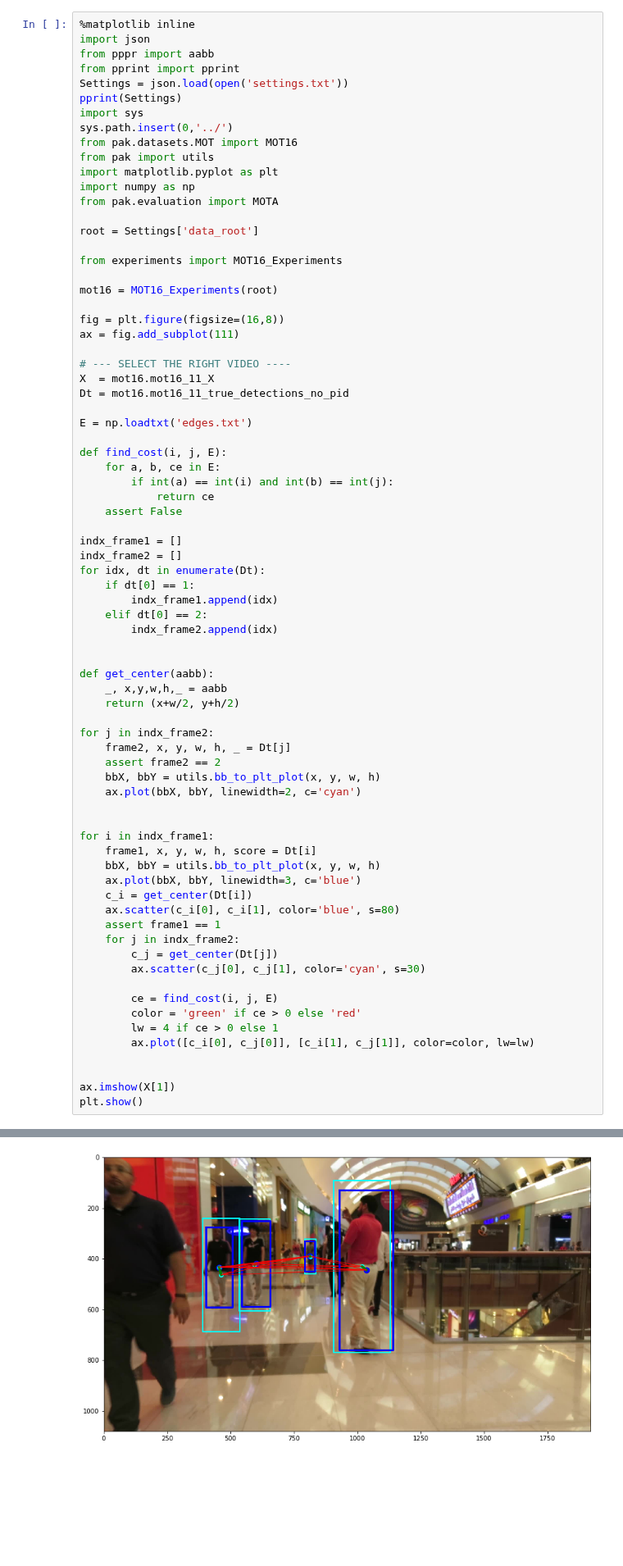
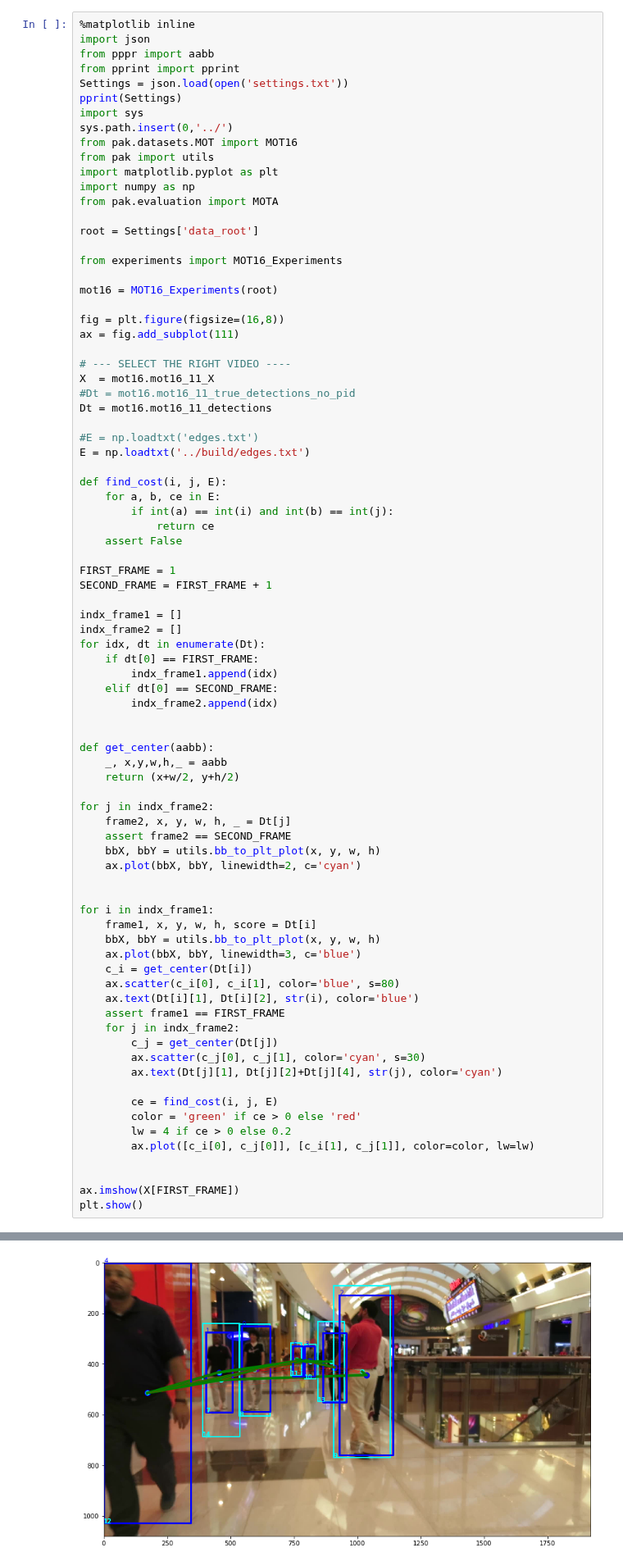
Before and after one commit to jutanke/cabbage, a Jupyter notebook: prototyping/Plot_Graph.ipynb, the cells around one changed output, grey strips where cells are left out. Shown at 82% size. Saved outputs shown, nothing was run; the diff lists cells and outputs as text; blank space fills up the shorter version.

Commit message:
wip: search for bug in edge weight calculation

```diff
--- a/prototyping/Plot_Graph.ipynb
+++ b/prototyping/Plot_Graph.ipynb
@@ -24,9 +24,11 @@ ax = fig.add_subplot(111)
 
 # --- SELECT THE RIGHT VIDEO ----
 X  = mot16.mot16_11_X
-Dt = mot16.mot16_11_true_detections_no_pid
+#Dt = mot16.mot16_11_true_detections_no_pid
+Dt = mot16.mot16_11_detections
 
-E = np.loadtxt('edges.txt')
+#E = np.loadtxt('edges.txt')
+E = np.loadtxt('../build/edges.txt')
 
 def find_cost(i, j, E):
     for a, b, ce in E:
@@ -34,12 +36,15 @@ def find_cost(i, j, E):
             return ce
     assert False
 
+FIRST_FRAME = 1
+SECOND_FRAME = FIRST_FRAME + 1
+
 indx_frame1 = []
 indx_frame2 = []
 for idx, dt in enumerate(Dt):
-    if dt[0] == 1:
+    if dt[0] == FIRST_FRAME:
         indx_frame1.append(idx)
-    elif dt[0] == 2:
+    elif dt[0] == SECOND_FRAME:
         indx_frame2.append(idx)
 
 
@@ -49,7 +54,7 @@ def get_center(aabb):
 
 for j in indx_frame2:
     frame2, x, y, w, h, _ = Dt[j]
-    assert frame2 == 2
+    assert frame2 == SECOND_FRAME
     bbX, bbY = utils.bb_to_plt_plot(x, y, w, h)
     ax.plot(bbX, bbY, linewidth=2, c='cyan')
 
@@ -60,18 +65,20 @@ for i in indx_frame1:
     ax.plot(bbX, bbY, linewidth=3, c='blue')
     c_i = get_center(Dt[i])
     ax.scatter(c_i[0], c_i[1], color='blue', s=80)
-    assert frame1 == 1
+    ax.text(Dt[i][1], Dt[i][2], str(i), color='blue')
+    assert frame1 == FIRST_FRAME
     for j in indx_frame2:
         c_j = get_center(Dt[j])
         ax.scatter(c_j[0], c_j[1], color='cyan', s=30)
+        ax.text(Dt[j][1], Dt[j][2]+Dt[j][4], str(j), color='cyan')
 
         ce = find_cost(i, j, E)
         color = 'green' if ce > 0 else 'red'
-        lw = 4 if ce > 0 else 1
+        lw = 4 if ce > 0 else 0.2
         ax.plot([c_i[0], c_j[0]], [c_i[1], c_j[1]], color=color, lw=lw)
 
 
-ax.imshow(X[1])
+ax.imshow(X[FIRST_FRAME])
 plt.show()
 # %% [output]
 {'data_root': '/home/data',
@@ -79 +87 @@ plt.show()
-[figure, old version]
+[figure, new version]
```
Also changed, not shown: parts of 4 cells of this notebook, 6 other files.
